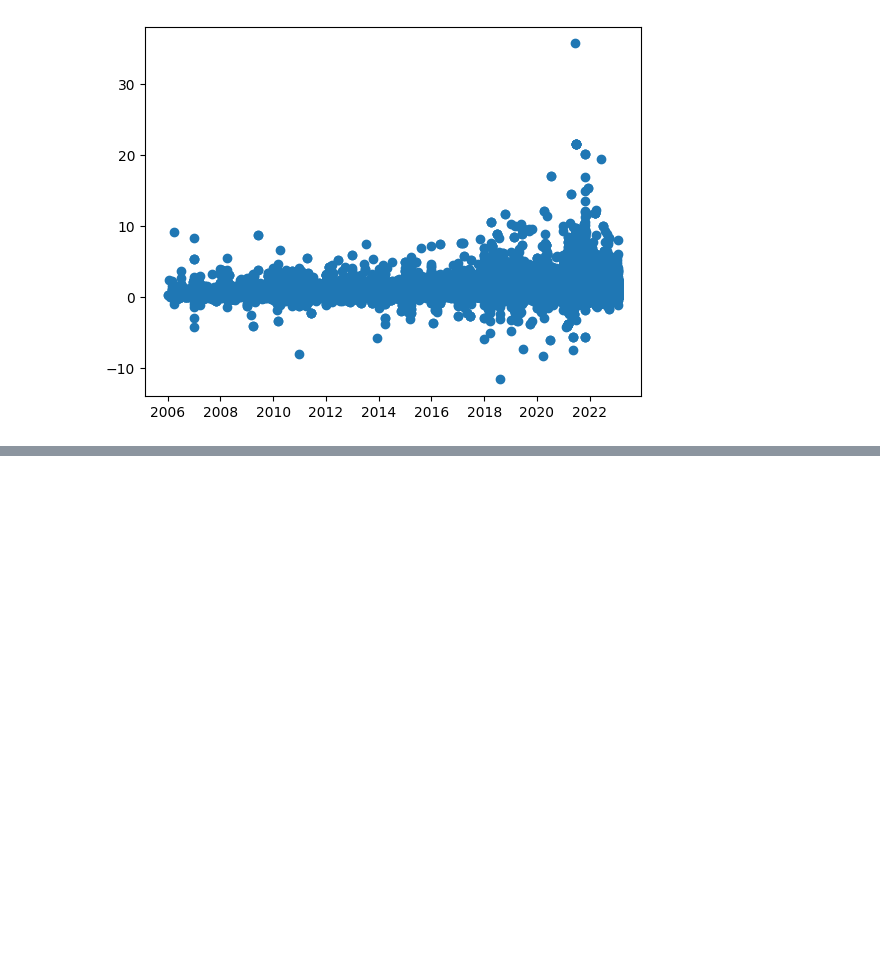
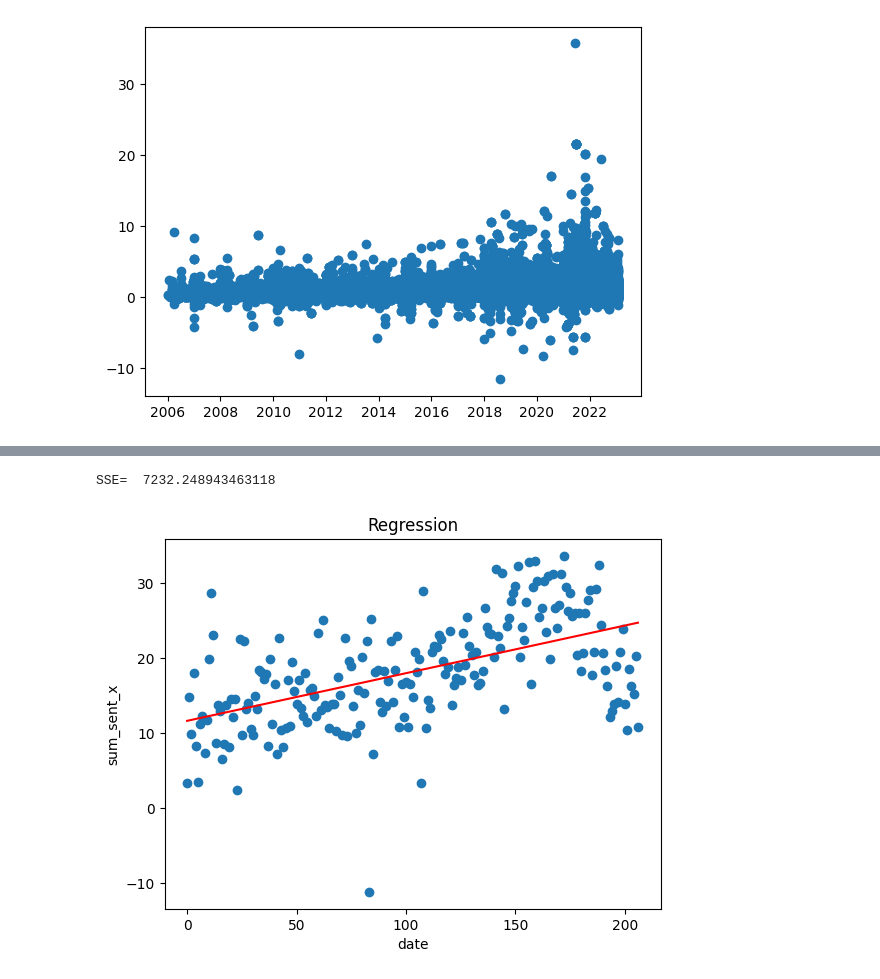
Before and after one commit to yggdrasilyuan/practicum, a Jupyter notebook: regression_time.ipynb, the cells around one changed output, grey strips where cells are left out. Drawn from its saved outputs; the diff is of its cells as text; code cells hidden in the pictures; blank space fills up the shorter version.

```diff
--- a/regression_time.ipynb
+++ b/regression_time.ipynb
@@ -51,0 +60,7 @@ plt.scatter(x1,y1)
+# %%
+# type(x1)
+# x_d=x1.diff(1)
+# x1
+x_d=pd.Series(range(len(x1)))
+# type(x_d)
+x_d
@@ -51,0 +80,12 @@ plt.scatter(x1,y1)
+# %%
+slope1, intercept1, _,_,_= scipy.stats.linregress(
+    x_d,y1)
+print("slope: "+str(slope1))
+print("intercept: "+str(intercept1))
+residual1=y1-(intercept1+x_d*slope1)
+residual1.name="residual1"
+print(residual1.head())
+
+# text=[]
+# text.append("{0:}={1:.2f}{2:}{3:+.2f}".format(ticker_B,slope,ticker_A,intercept))
+# textbox(text,"regress_formula")
@@ -51,0 +101,19 @@ plt.scatter(x1,y1)
+# %%
+## SSE
+residual1_square=residual1*residual1
+SSE=residual1_square.sum()
+print("SSE= ",SSE)
+# %% [output]
+SSE=  7232.248943463118
+# %%
+plt.scatter(x_d,y1,label="prices")
+plt.plot(x_d,intercept1+x_d*slope1,color="red",label="regression")
+plt.xlabel("date")
+plt.ylabel(para)
+plt.title("Regression")
+# legend("bottom")
+# saver("regression")
+plt.show()
+plt.close()
+# %% [output]
+[figure, added]
```
Also changed, not shown: parts of 14 cells of this notebook.
